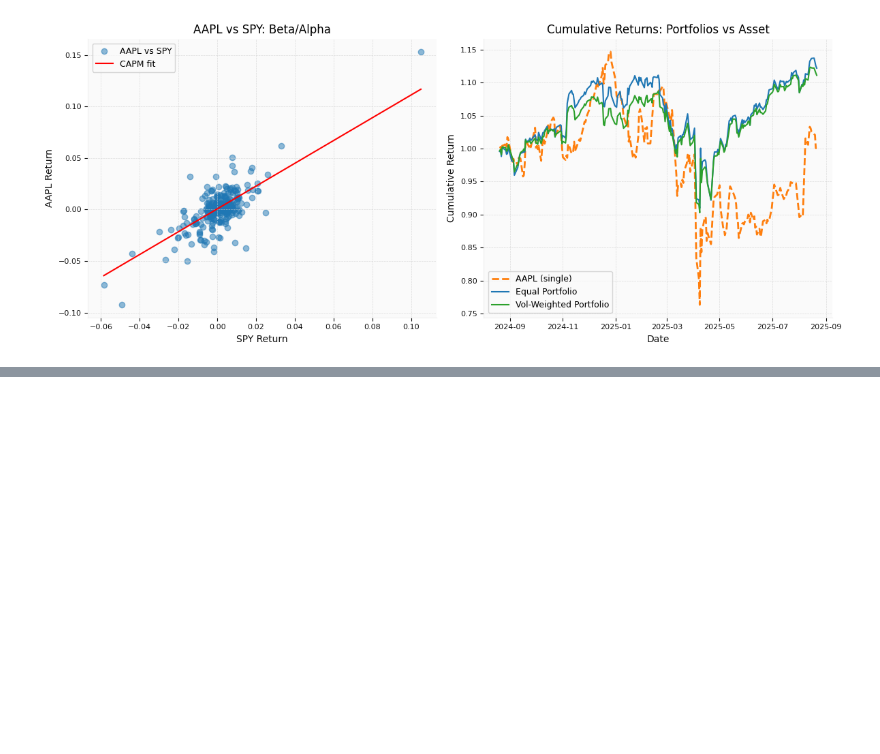
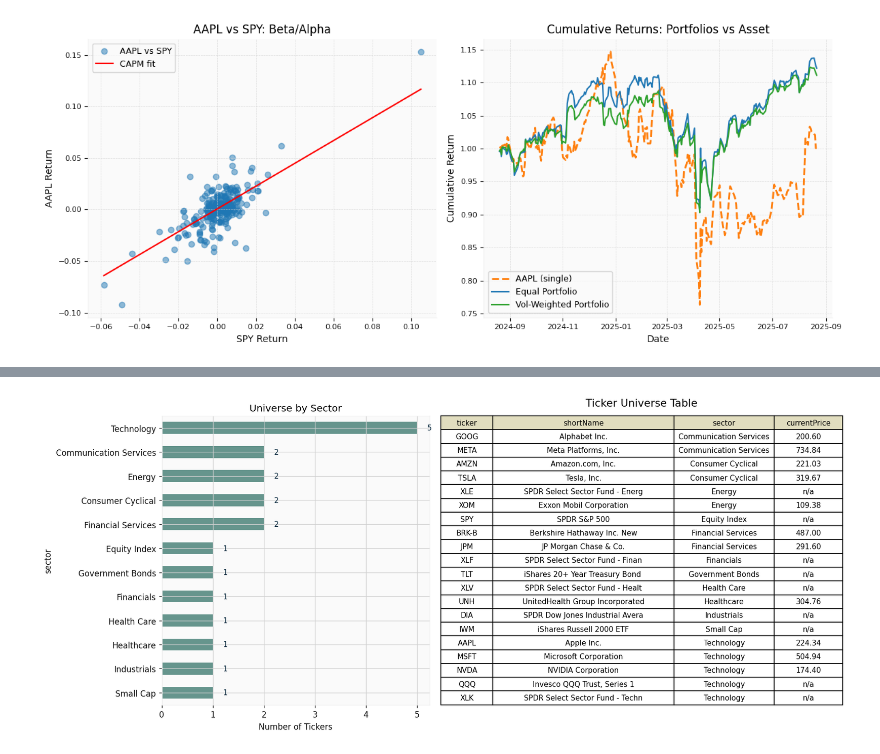
Before and after one commit to shervin-taheripour/stock-analysis-tool, a Jupyter notebook: analysis/dashboard_prototyping.ipynb, the cells around one changed output, grey strips where cells are left out. Drawn from its saved outputs; the diff is of its cells as text; code cells hidden in the pictures; blank space fills up the shorter version.

```diff
--- a/analysis/dashboard_prototyping.ipynb
+++ b/analysis/dashboard_prototyping.ipynb
@@ -165,0 +167,81 @@ plt.show()
+# %%
+import pandas as pd
+import matplotlib.pyplot as plt
+from matplotlib.table import Table
+
+# --- Load metadata ---
+meta_kv = pd.read_csv("data/meta_kv.csv")
+meta = meta_kv.pivot(index="ticker", columns="key", values="value").reset_index()
+
+# Quick check: see what columns you have
+print(meta.columns.tolist())
+
+# -- Fix sector NaNs for known ETFs
+sector_map = {
+    "SPY": "Equity Index",
+    "QQQ": "Technology",
+    "DIA": "Industrials",
+    "IWM": "Small Cap",
+    "TLT": "Government Bonds",
+    "XLE": "Energy",
+    "XLF": "Financials",
+    "XLK": "Technology",
+    "XLV": "Health Care",
+    "XOM": "Energy",
+}
+meta["sector"] = meta.apply(
+    lambda row: sector_map.get(row["ticker"], row["sector"]) if pd.isna(row["sector"]) else row["sector"],
+    axis=1,
+)
+
+# --- Add price: try 'latest_price' first, then 'price', then fallback to "n/a"
+price_col = None
+for try_col in ["currentPrice", "price"]:
+    if try_col in meta.columns:
+        price_col = try_col
+        break
+if price_col is None:
+    meta["currentPrice"] = "n/a"
+else:
+    meta["currentPrice"] = meta[price_col].apply(lambda x: f"{float(x):.2f}" if pd.notna(x) else "n/a")
+
+# -- Choose fields for table --
+fields = ["ticker", "shortName", "sector", "currentPrice"]
+
+# --- Prepare table data ---
+table_df = meta[fields].sort_values(["sector", "ticker"])
+table_data = [table_df.columns.tolist()] + table_df.values.tolist()
+
+# --- Plot: 2x1 grid ---
+fig, (ax1, ax2) = plt.subplots(1, 2, figsize=(14, 6), dpi=120, gridspec_kw={'width_ratios': [2, 3]})
+
+# -- Left: Histogram by sector --
+sector_counts = table_df["sector"].value_counts()
+sector_counts.plot(kind="barh", ax=ax1, color="#4C837A", alpha=0.85)
+ax1.set_xlabel("Number of Tickers")
+ax1.set_title("Universe by Sector")
+ax1.invert_yaxis()
+for i, v in enumerate(sector_counts):
+    ax1.text(v + 0.2, i, str(v), va='center', fontsize=9, color="#04253A")
+
+# -- Right: Matplotlib table for tickers/sector --
+ax2.axis('off')
+tbl = Table(ax2, bbox=[0, 0, 1, 1])
+n_rows = len(table_data)
+n_cols = len(table_data[0])
+col_widths = [0.13, 0.45, 0.25, 0.17]
+height = 1.0 / n_rows
+for i, row in enumerate(table_data):
+    for j, cell_text in enumerate(row):
+        tbl.add_cell(i, j, col_widths[j], height, text=str(cell_text),
+                     loc='center',
+                     facecolor=("#E1DDBF" if i == 0 else "white"))
+tbl.auto_set_font_size(False)
+tbl.set_fontsize(9)
+ax2.add_table(tbl)
+ax2.set_title("Ticker Universe Table", fontsize=13, pad=12)
+
+fig.tight_layout()
+plt.show()
+fig.savefig("universe_metadata_panel.png", bbox_inches="tight", dpi=160)
+# %% [output]
@@ -165,0 +249 @@ plt.show()
+[figure, added]
```
Also changed, not shown: parts of 3 cells of this notebook, 4 other files.
